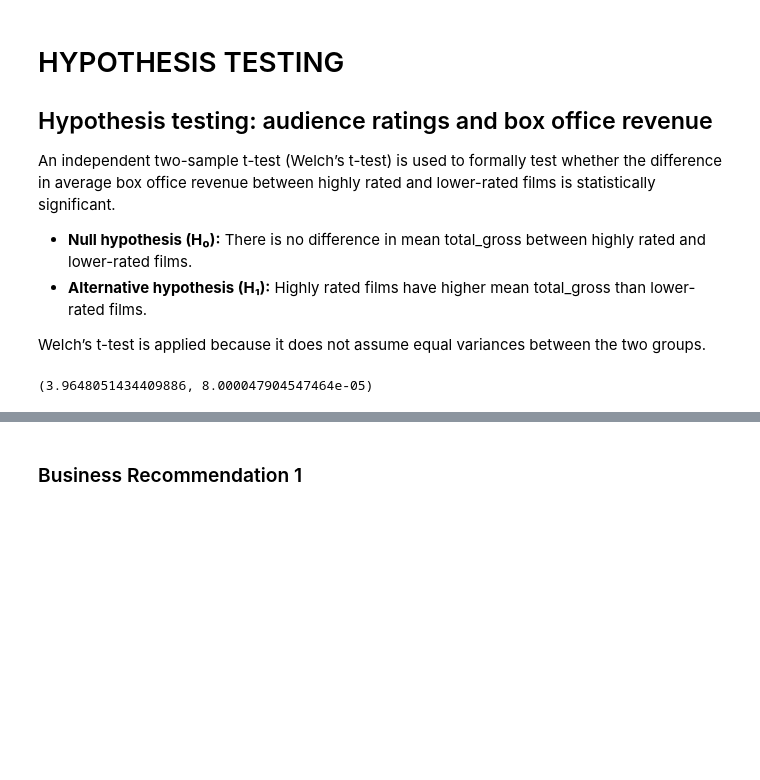
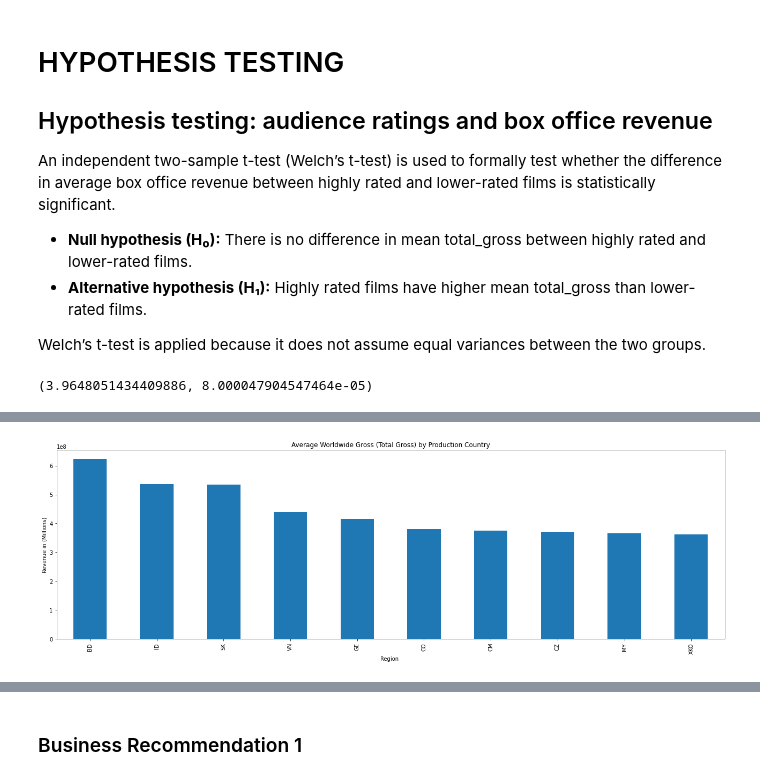
Before and after one commit to raphaelndemo/Movie-Industry-Analysis, a Jupyter notebook: notebooks/final.ipynb, the cells around one changed output, grey strips where cells are left out. Drawn from its saved outputs; the diff is of its cells as text; code cells hidden in the pictures; blank space fills up the shorter version.

```diff
--- a/notebooks/final.ipynb
+++ b/notebooks/final.ipynb
@@ -1523,0 +1565,9 @@ t_stat, p_value
+# %%
+merged_df = pd.merge(
+    movie_akas,
+    movie_gross_clean,
+    left_on="title",
+    right_on="title",
+    how="inner"
+)
+merged_df
@@ -1523,0 +1593,7 @@ t_stat, p_value
+# %%
+#removing duplicates
+new_merged_df = merged_df.drop_duplicates(subset=["title", "region"])
+# %%
+#removing missing values from region
+clean_merged_df = new_merged_df.dropna(subset=["region"])
+clean_merged_df
@@ -1523,0 +1614,10 @@ t_stat, p_value
+# %%
+# Analysing to understand how location influences revenue
+region_revenue = (
+    clean_merged_df
+    .groupby("region")["total_gross"]
+    .mean().round(2)
+    .sort_values(ascending=False)
+)
+
+region_revenue
@@ -1523,0 +1638,16 @@ t_stat, p_value
+# %%
+import matplotlib.pyplot as plt
+
+plt.figure(figsize=(18, 6))
+
+region_revenue.head(10).plot(kind="bar")
+
+plt.title("Average Worldwide Gross (Total Gross) by Production Country")
+plt.xlabel("Region ")
+plt.ylabel("Revenue in (Millions)")
+
+plt.xticks(rotation=90)
+plt.tight_layout()
+plt.show()
+# %% [output]
+[figure, added]
```
Also changed, not shown: parts of 21 cells of this notebook, 2 other files.
